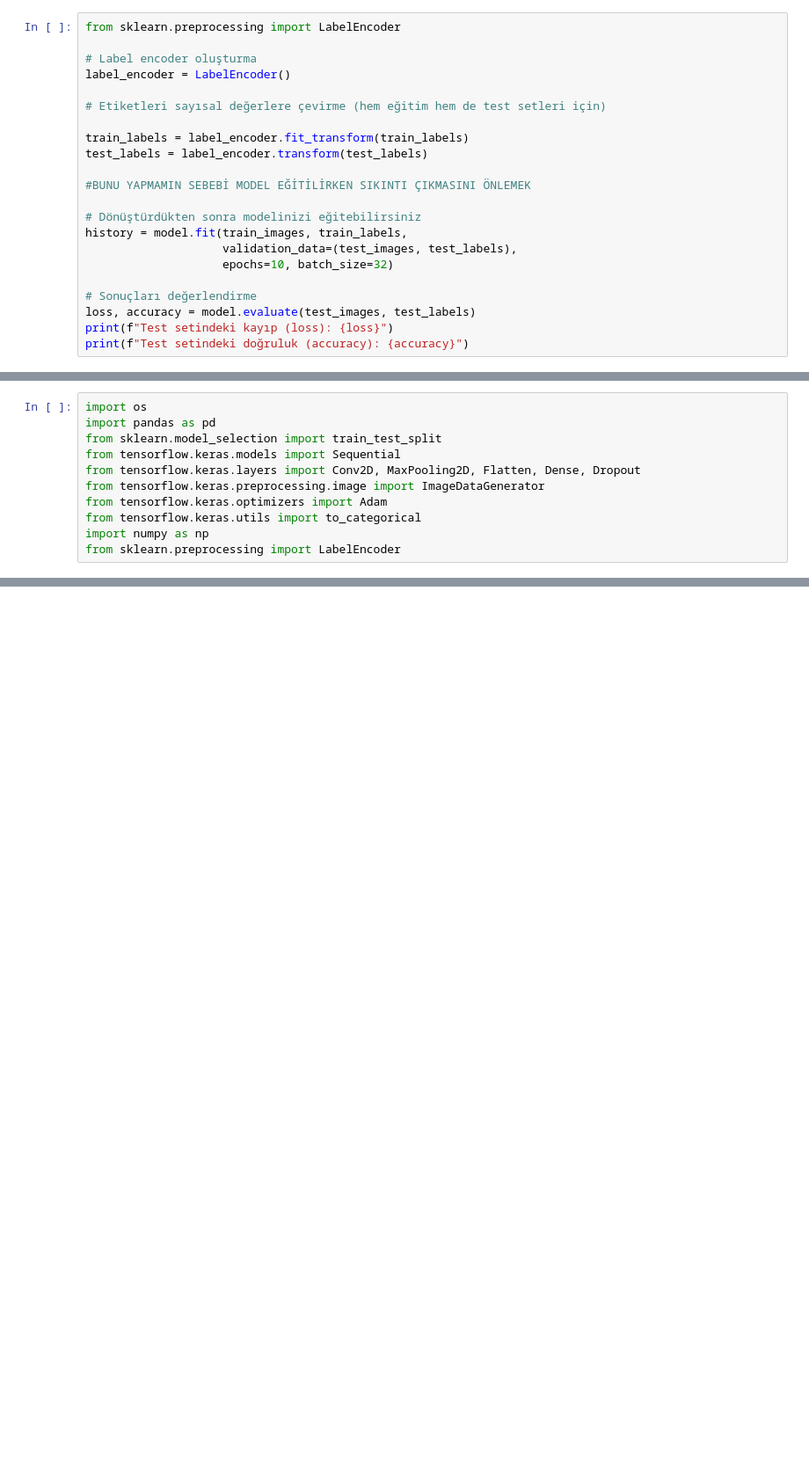
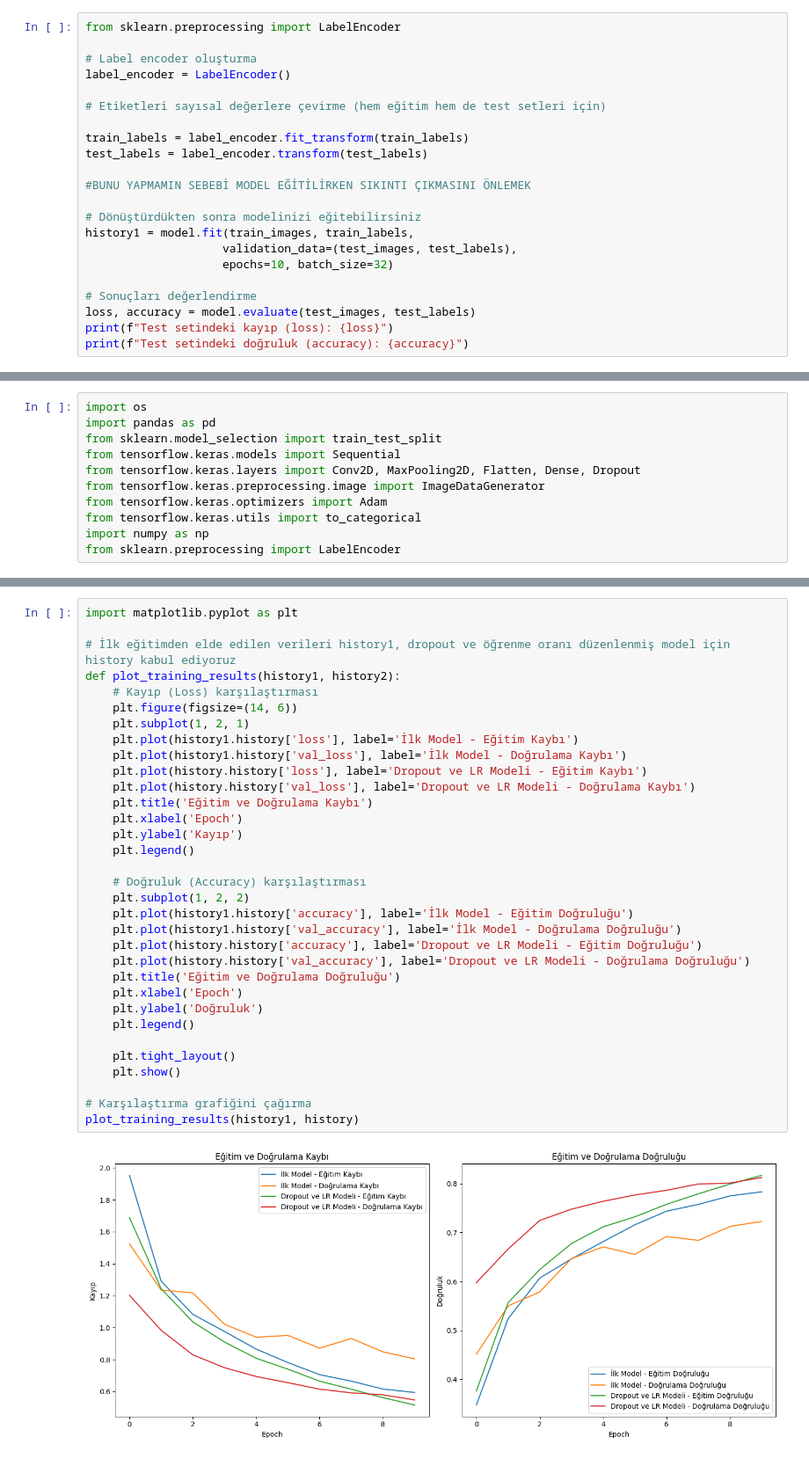
Before and after one commit to ecemknrl/Fish_ANN, a Jupyter notebook: fish-dataset-ann-project (1).ipynb, the cells around one changed output, grey strips where cells are left out. Shown at 88% size. Saved outputs shown, nothing was run; the diff lists cells and outputs as text; blank space fills up the shorter version.

```diff
--- a/fish-dataset-ann-project (1).ipynb
+++ b/fish-dataset-ann-project (1).ipynb
@@ -215,7 +245,7 @@ test_labels = label_encoder.transform(test_labels)
 #BUNU YAPMAMIN SEBEBİ MODEL EĞİTİLİRKEN SIKINTI ÇIKMASINI ÖNLEMEK
 
 # Dönüştürdükten sonra modelinizi eğitebilirsiniz
-history = model.fit(train_images, train_labels,
+history1 = model.fit(train_images, train_labels,
                     validation_data=(test_images, test_labels),
                     epochs=10, batch_size=32)
 
@@ -331,0 +433,35 @@ plt.show()
+# %%
+import matplotlib.pyplot as plt
+
+# İlk eğitimden elde edilen verileri history1, dropout ve öğrenme oranı düzenlenmiş model için history kabul ediyoruz
+def plot_training_results(history1, history2):
+    # Kayıp (Loss) karşılaştırması
+    plt.figure(figsize=(14, 6))
+    plt.subplot(1, 2, 1)
+    plt.plot(history1.history['loss'], label='İlk Model - Eğitim Kaybı')
+    plt.plot(history1.history['val_loss'], label='İlk Model - Doğrulama Kaybı')
+    plt.plot(history.history['loss'], label='Dropout ve LR Modeli - Eğitim Kaybı')
+    plt.plot(history.history['val_loss'], label='Dropout ve LR Modeli - Doğrulama Kaybı')
+    plt.title('Eğitim ve Doğrulama Kaybı')
+    plt.xlabel('Epoch')
+    plt.ylabel('Kayıp')
+    plt.legend()
+
+    # Doğruluk (Accuracy) karşılaştırması
+    plt.subplot(1, 2, 2)
+    plt.plot(history1.history['accuracy'], label='İlk Model - Eğitim Doğruluğu')
+    plt.plot(history1.history['val_accuracy'], label='İlk Model - Doğrulama Doğruluğu')
+    plt.plot(history.history['accuracy'], label='Dropout ve LR Modeli - Eğitim Doğruluğu')
+    plt.plot(history.history['val_accuracy'], label='Dropout ve LR Modeli - Doğrulama Doğruluğu')
+    plt.title('Eğitim ve Doğrulama Doğruluğu')
+    plt.xlabel('Epoch')
+    plt.ylabel('Doğruluk')
+    plt.legend()
+
+    plt.tight_layout()
+    plt.show()
+
+# Karşılaştırma grafiğini çağırma
+plot_training_results(history1, history)
+# %% [output]
+[figure, added]
```
Also changed, not shown: parts of 14 cells of this notebook.
